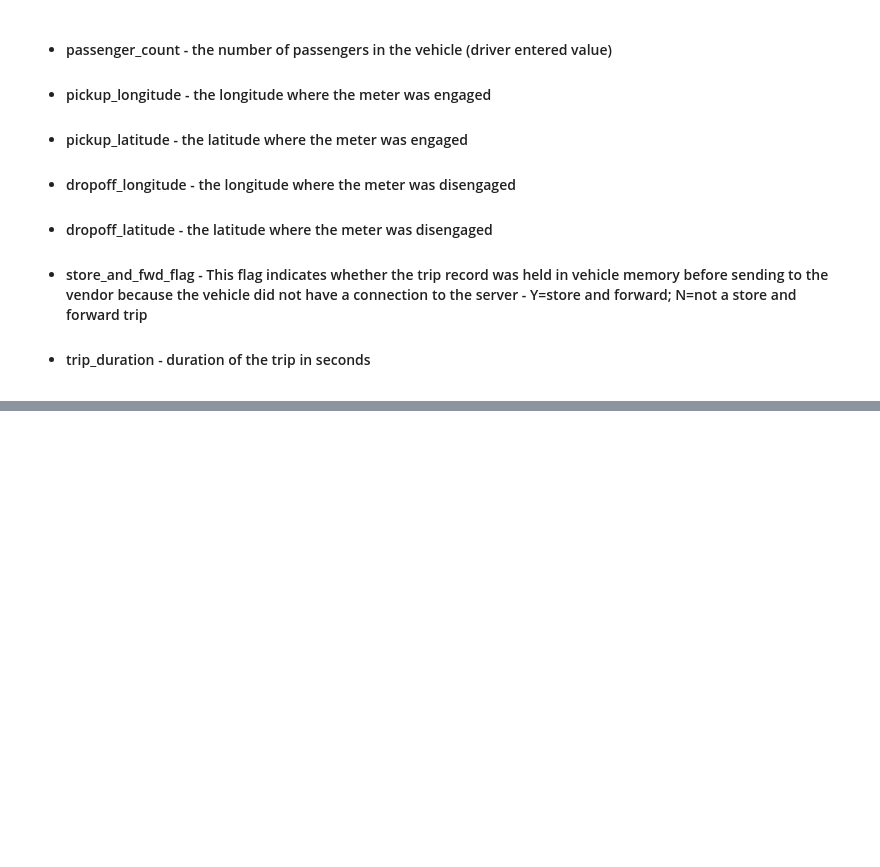
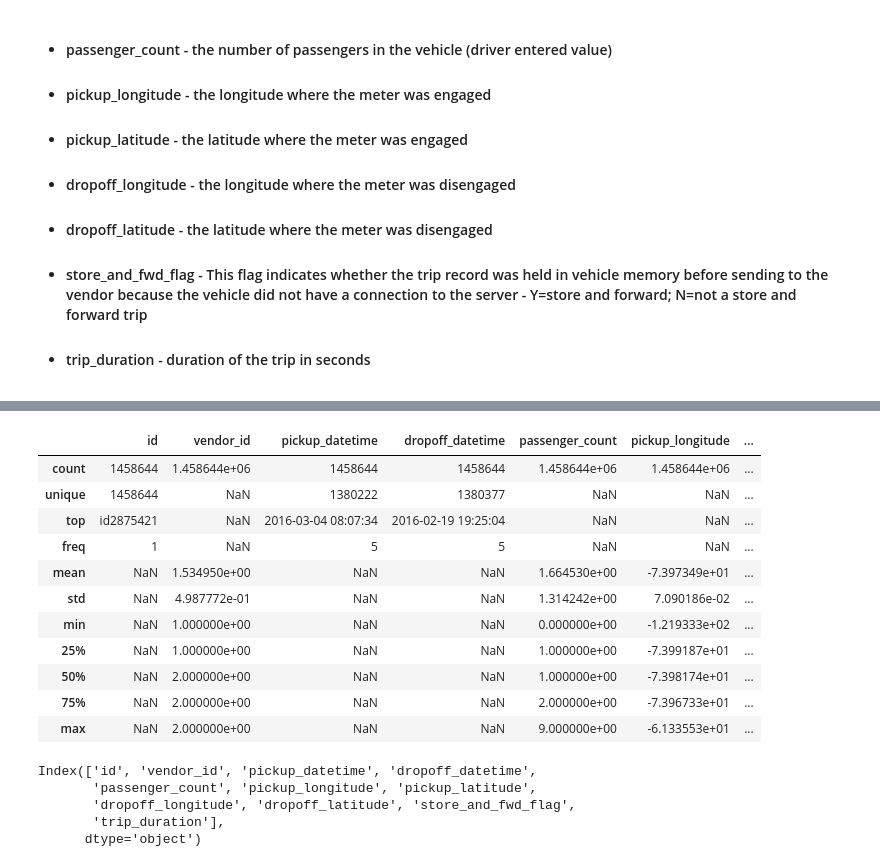
Before and after one commit to gauriagarwal18/Cab-Clock, a Jupyter notebook: NYC_Taxi_Trip_Time_Prediction_Capstone_Project.ipynb, the cells around one changed output, grey strips where cells are left out. Saved outputs shown, nothing was run; the diff lists cells and outputs as text; code cells hidden in the pictures; blank space fills up the shorter version.

```diff
--- a/NYC_Taxi_Trip_Time_Prediction_Capstone_Project.ipynb
+++ b/NYC_Taxi_Trip_Time_Prediction_Capstone_Project.ipynb
@@ -8,0 +24,9 @@
+# %%
+#Download datasets Hepatitis automobile from UCI repository
+from google.colab import drive
+drive.mount('/content/drive')
+import os
+path="/content/drive/My Drive/AlmaBetter_Capstone_projects/Capstone_project2_ml/NYC_TaxiData.csv"
+
+taxi_original=pd.read_csv(path,parse_dates=[2,3])
+taxi= taxi_original.copy()
@@ -28,0 +94,23 @@
+# %%
+taxi.describe(include="all")
+# %% [output]
+|  | id | vendor_id | pickup_datetime | dropoff_datetime | passenger_count | pickup_longitude | ... |
+| count | 1458644 | 1.458644e+06 | 1458644 | 1458644 | 1.458644e+06 | 1.458644e+06 | ... |
+| unique | 1458644 | NaN | 1380222 | 1380377 | NaN | NaN | ... |
+| top | id2875421 | NaN | 2016-03-04 08:07:34 | 2016-02-19 19:25:04 | NaN | NaN | ... |
+| freq | 1 | NaN | 5 | 5 | NaN | NaN | ... |
+| mean | NaN | 1.534950e+00 | NaN | NaN | 1.664530e+00 | -7.397349e+01 | ... |
+| std | NaN | 4.987772e-01 | NaN | NaN | 1.314242e+00 | 7.090186e-02 | ... |
+| min | NaN | 1.000000e+00 | NaN | NaN | 0.000000e+00 | -1.219333e+02 | ... |
+| 25% | NaN | 1.000000e+00 | NaN | NaN | 1.000000e+00 | -7.399187e+01 | ... |
+| 50% | NaN | 2.000000e+00 | NaN | NaN | 1.000000e+00 | -7.398174e+01 | ... |
+| 75% | NaN | 2.000000e+00 | NaN | NaN | 2.000000e+00 | -7.396733e+01 | ... |
+| max | NaN | 2.000000e+00 | NaN | NaN | 9.000000e+00 | -6.133553e+01 | ... |
+# %%
+taxi.columns
+# %% [output]
+Index(['id', 'vendor_id', 'pickup_datetime', 'dropoff_datetime',
+       'passenger_count', 'pickup_longitude', 'pickup_latitude',
+       'dropoff_longitude', 'dropoff_latitude', 'store_and_fwd_flag',
+       'trip_duration'],
+      dtype='object')
```
Also changed, not shown: parts of 11 cells of this notebook.
